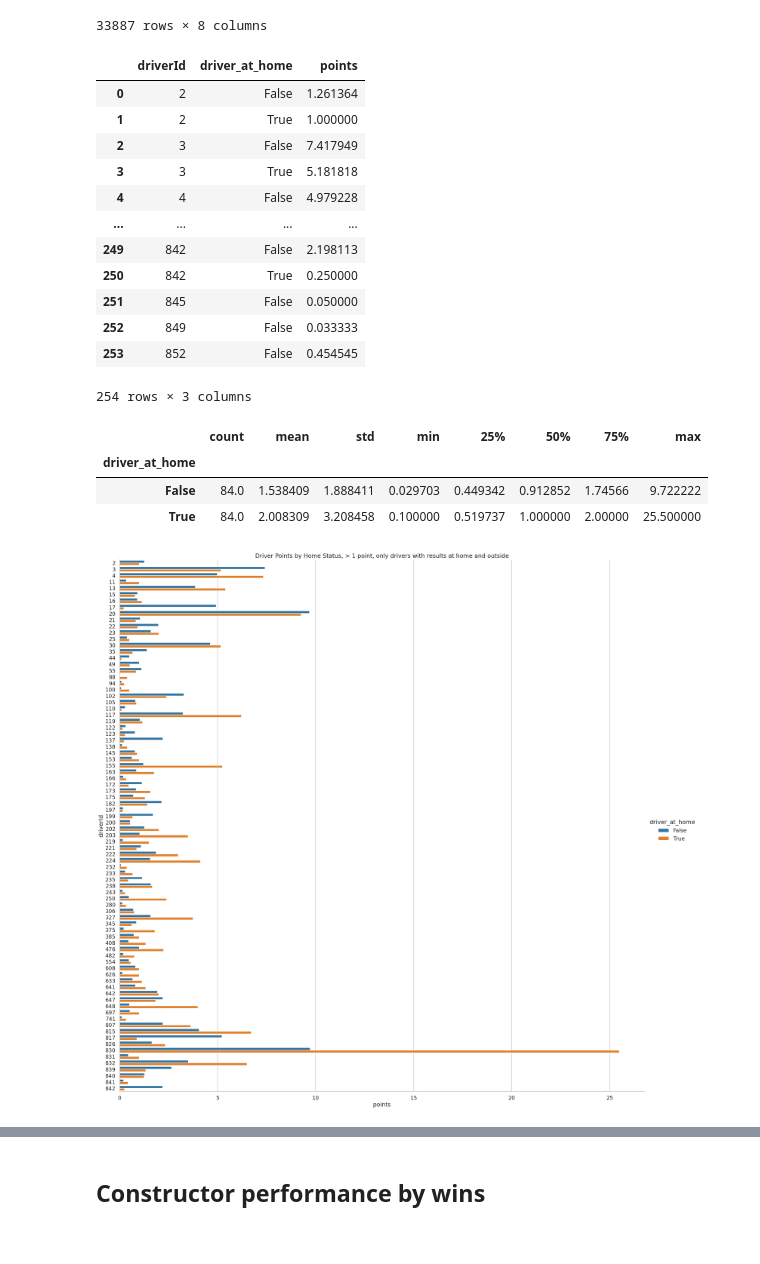
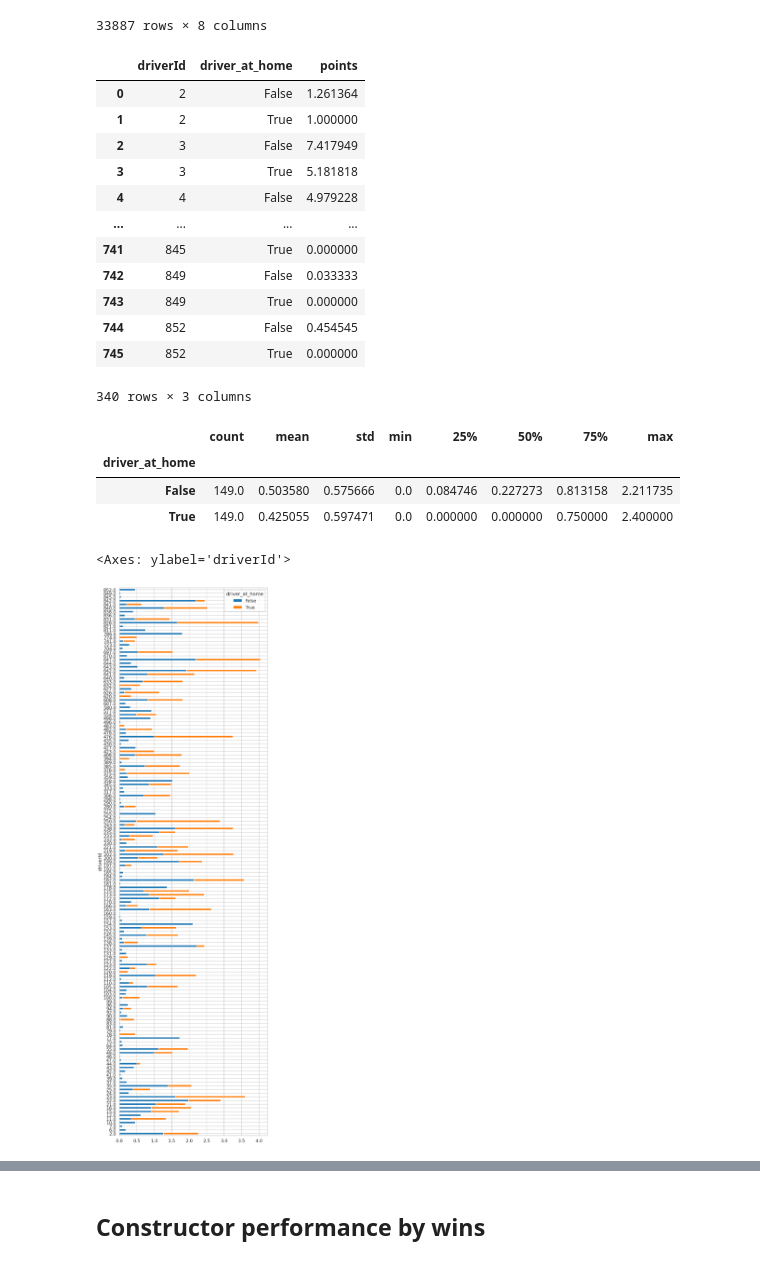
Before and after one commit to MohamedElhadidy0019/Formula_One_Data_Analysis, a Jupyter notebook: home_vs_away_effect.ipynb, the cells around one changed output, grey strips where cells are left out. Drawn from its saved outputs; the diff is of its cells as text; code cells hidden in the pictures.

Commit message:
Change plots in home vs away effect to stacked bar plots.

```diff
--- a/home_vs_away_effect.ipynb
+++ b/home_vs_away_effect.ipynb
@@ -198,8 +198,11 @@ home_away_results = df[df['driverId'].isin(international_drivers)]
 # for all races of the two groups for each driver, then filter such that we get drivers
 # with meaningful points. (There are a lot of them with just zeros)
 home_away_results = home_away_results.groupby(['driverId', 'driver_at_home'])
-point_means = home_away_results['points'].mean()
-point_means = point_means[point_means > 0].to_frame().reset_index()
+point_means = home_away_results['points'].mean().reset_index()
+
+driver_means = point_means.groupby('driverId').mean('points').reset_index()
+kak = driver_means[driver_means['points'] > 0]['driverId']
+point_means = point_means[point_means['driverId'].isin(kak)]
 
 display(point_means)
 
@@ -212,22 +215,29 @@ point_means = filter_home_or_away_results_only(point_means, 'driverId', 'driver_
 | 3 | 3 | True | 5.181818 |
 | 4 | 4 | False | 4.979228 |
 | ... | ... | ... | ... |
-| 249 | 842 | False | 2.198113 |
-| 250 | 842 | True | 0.250000 |
-| 251 | 845 | False | 0.050000 |
-| 252 | 849 | False | 0.033333 |
-| 253 | 852 | False | 0.454545 |
+| 741 | 845 | True | 0.000000 |
+| 742 | 849 | False | 0.033333 |
+| 743 | 849 | True | 0.000000 |
+| 744 | 852 | False | 0.454545 |
+| 745 | 852 | True | 0.000000 |
-254 rows × 3 columns
+340 rows × 3 columns
 # %%
 # Notice how there are quite a few outliers?
 display(point_means.groupby('driver_at_home')['points'].describe())
-plot_home_vs_away(point_means, 'points', 'driverId', 'driver_at_home', 'Driver Points by Home Status, > 1 point, only drivers with results at home and outside')
+pts = point_means \
+    .groupby(['driverId', 'driver_at_home'])['points'] \
+    .mean() \
+    .sort_values(ascending=False) \
+    .unstack()
+
+pts.plot(kind='barh', stacked=True, figsize=(10, len(pts) / 4))
 # %% [output]
 |  | count | mean | std | min | 25% | 50% | 75% | max |
 | driver_at_home |  |  |  |  |  |  |  |  |
-| False | 84.0 | 1.538409 | 1.888411 | 0.029703 | 0.449342 | 0.912852 | 1.74566 | 9.722222 |
-| True | 84.0 | 2.008309 | 3.208458 | 0.100000 | 0.519737 | 1.000000 | 2.00000 | 25.500000 |
+| False | 149.0 | 0.503580 | 0.575666 | 0.0 | 0.084746 | 0.227273 | 0.813158 | 2.211735 |
+| True | 149.0 | 0.425055 | 0.597471 | 0.0 | 0.000000 | 0.000000 | 0.750000 | 2.400000 |
+<Axes: ylabel='driverId'>
-[figure, old version]
+[figure, new version]
 # %%
 # The data shows great variation in the values we current have
 # might be a good idea to filter it.
```
Also changed, not shown: parts of 12 cells of this notebook.
